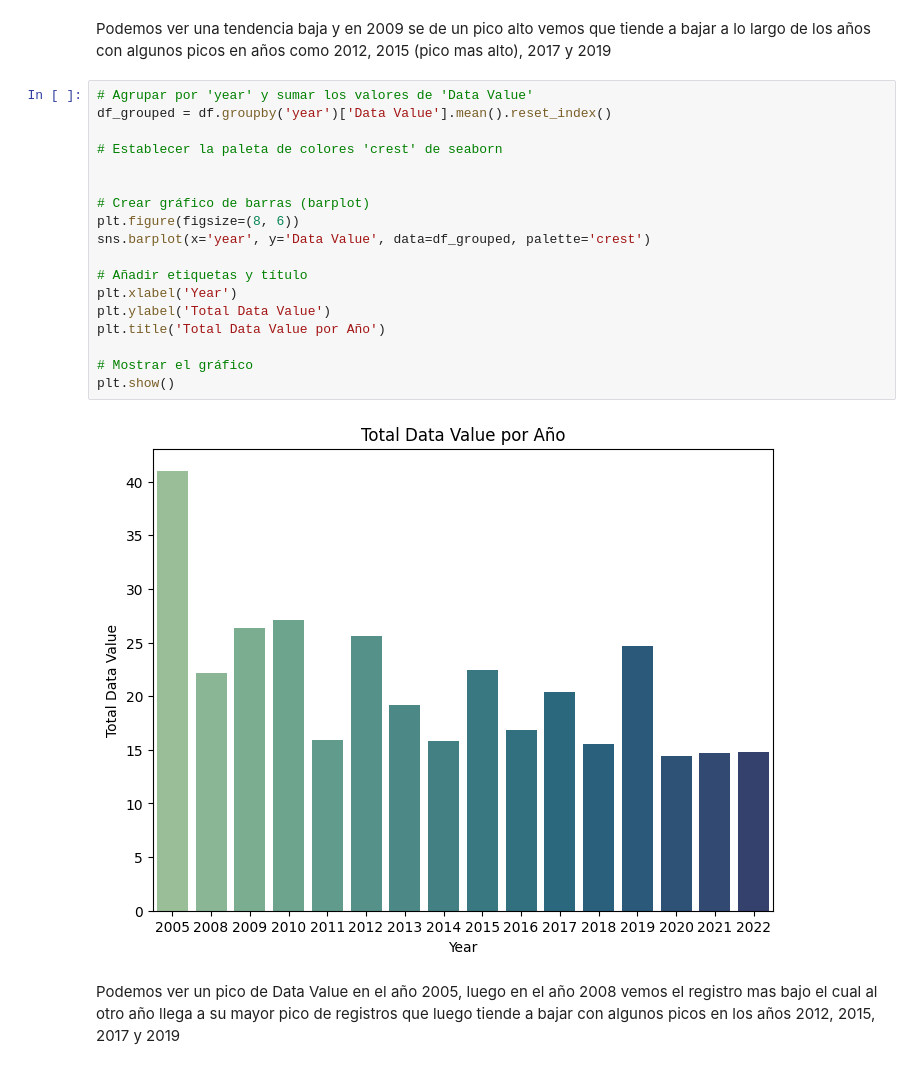
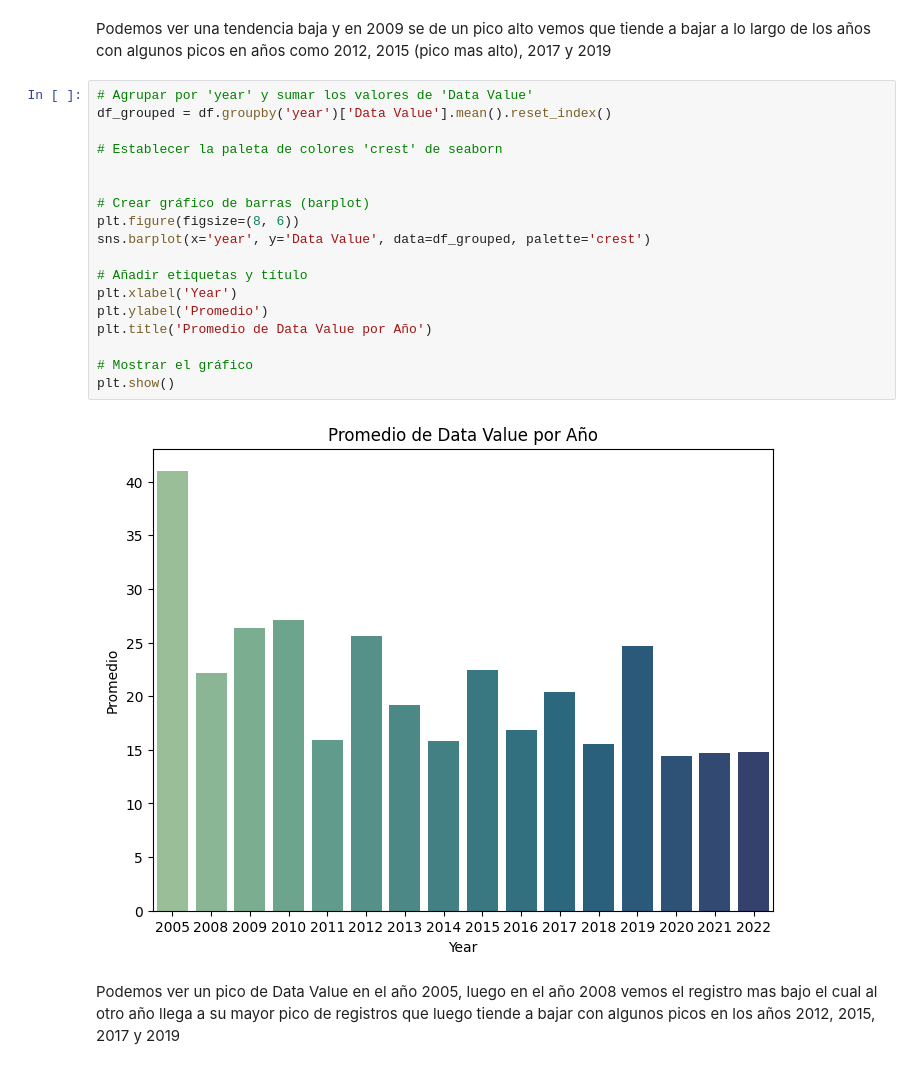
Before and after one commit to Rizo12G/Proyecto_final_henry, a Jupyter notebook: EDA/Air_Noise.ipynb, the cells around one changed output. Cells and saved outputs as stored; diff of their text form.

```diff
--- a/EDA/Air_Noise.ipynb
+++ b/EDA/Air_Noise.ipynb
@@ -144,23 +144,23 @@ Podemos ver una tendencia baja y en 2009 se de un pico alto vemos que tiende a b
 # %%
 # Agrupar por 'year' y sumar los valores de 'Data Value'
 df_grouped = df.groupby('year')['Data Value'].mean().reset_index()
 
 # Establecer la paleta de colores 'crest' de seaborn
 
 
 # Crear gráfico de barras (barplot)
 plt.figure(figsize=(8, 6))
 sns.barplot(x='year', y='Data Value', data=df_grouped, palette='crest')
 
 # Añadir etiquetas y título
 plt.xlabel('Year')
-plt.ylabel('Total Data Value')
-plt.title('Total Data Value por Año')
+plt.ylabel('Promedio')
+plt.title('Promedio de Data Value por Año')
 
 # Mostrar el gráfico
 plt.show()
 # %% [output]
-[figure, old version]
+[figure, new version]
 # %% [markdown]
 Podemos ver un pico de Data Value en el año 2005, luego en el año 2008 vemos el registro mas bajo el cual al otro año llega a su mayor pico de registros que luego tiende a bajar con algunos picos en los años 2012, 2015, 2017 y 2019
 # %% [markdown]
```
